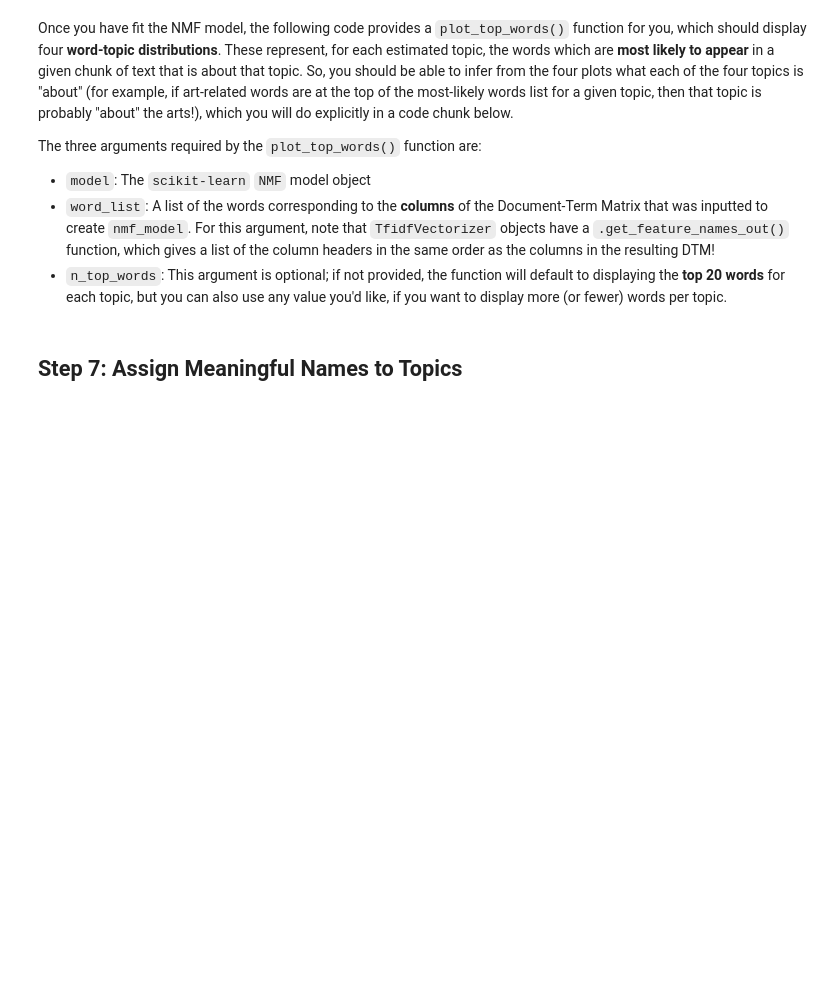
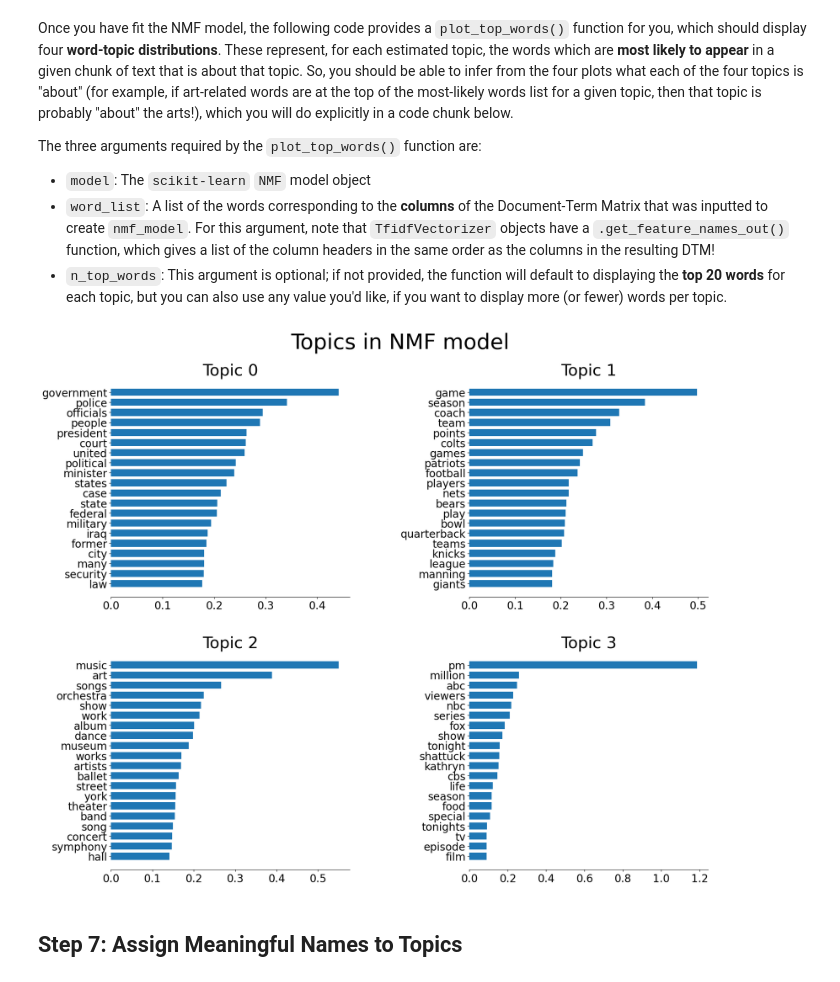
Before and after one commit to chenxiguo0/Unsupervised-Learning-for-Text-Data, a Jupyter notebook: dsan5000_hw4-1.ipynb, the cells around one changed output. Drawn from its saved outputs; the diff is of its cells as text; code cells hidden in the pictures; blank space fills up the shorter version.

```diff
--- a/dsan5000_hw4-1.ipynb
+++ b/dsan5000_hw4-1.ipynb
@@ -153,9 +168,12 @@ One nice feature in Pandas, when working with text data, is that the `read_csv()
 :::
 # %%
 #| label: hw4-1-3-serialize
-cleaned_corpus_fpath = config.get('DataPaths', 'cleaned_corpus_fpath')
+# Your code here
+art_df.drop(columns=['text_raw'], inplace=True)
+cleaned_corpus_fpath = './data/nyt_01-2007_cleaned.csv.zip'
 print(f"Saving to {cleaned_corpus_fpath}...")
-# Your code here
+
+art_df.to_csv(cleaned_corpus_fpath, index=False, compression='zip')
 # %% [output]
 Saving to ./data/nyt_01-2007_cleaned.csv.zip...
 # %% [markdown]
@@ -186,8 +204,13 @@ In the following cell, please create a `TfidfVectorizer` object named `vectorize
 # %%
 #| label: hw4-1-define-vectorizer
 # Your code here
+from sklearn.feature_extraction.text import TfidfVectorizer
+
+vectorizer = TfidfVectorizer(min_df=0.01, max_df=0.5)
 # %% [markdown]
 Now, in the following code cell, use the `vectorizer` object to construct a **Document-Term Matrix** called `dtm` for the corpus. In the last line of the code cell, use `dtm.shape` to display the shape of the constructed DTM. It should have one **row** per document and one **column** per word in the vocabulary (after applying the cleaning and filtering steps).
 # %%
 #| label: hw4-1-4-response
 # Your code here
+dtm = vectorizer.fit_transform(art_df['text_cleaned'])
+dtm.shape
@@ -234,3 +270,7 @@ Then fit the parameters of `nmf_model` to the data (`dtm`), using the `.fit()` f
 # %%
 #| label: hw4-1-6-response
 # Your code here
+from sklearn.decomposition import NMF
+
+nmf_model = NMF(n_components=4, random_state=5000)
+nmf_model.fit(dtm)
@@ -245,25 +287,29 @@ The three arguments required by the `plot_top_words()` function are:
 # %%
 def plot_top_words(model, word_list, n_top_words=20):
     fig, axes = plt.subplots(2, 2, figsize=(20, 15)) #, sharex=True)
     axes = axes.flatten()
     for topic_idx, topic in enumerate(model.components_):
         top_features_ind = topic.argsort()[-n_top_words:]
         top_features = word_list[top_features_ind]
         weights = topic[top_features_ind]
 
         ax = axes[topic_idx]
         ax.barh(top_features, weights, height=0.7)
         ax.set_title(f"Topic {topic_idx}", fontdict={"fontsize": 30})
         ax.tick_params(axis="both", which="major", labelsize=20)
         for i in "top right left".split():
             ax.spines[i].set_visible(False)
         fig.suptitle("Topics in NMF model", fontsize=40)
 
     plt.subplots_adjust(top=0.90, bottom=0.05, wspace=0.5, hspace=0.25)
     plt.show()
 
 # Your code here (use plot_top_words() to display the distributions of top words
 # for the four estimated topics)
+word_list = vectorizer.get_feature_names_out()
+plot_top_words(nmf_model, word_list, n_top_words=20)
+# %% [output]
+[figure, added]
 # %% [markdown]
 ## Step 7: Assign Meaningful Names to Topics
 # %% [markdown]
```
Also changed, not shown: parts of 12 cells of this notebook, 4 other files.
